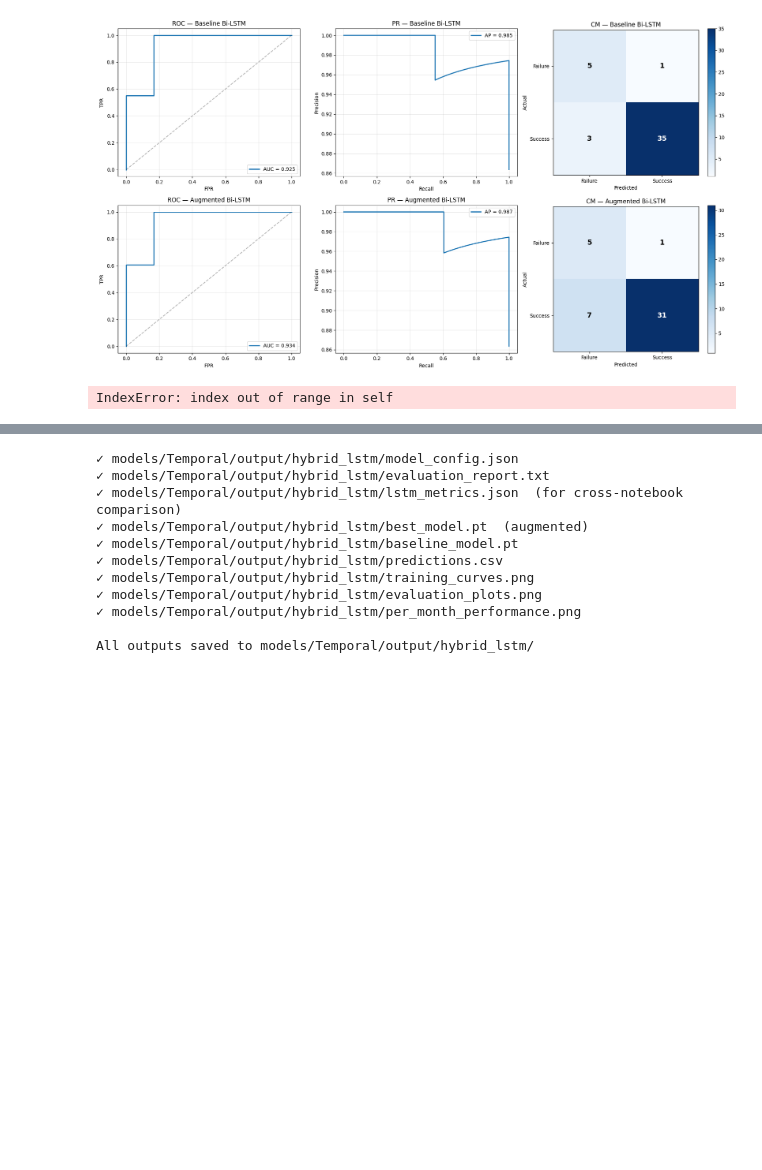
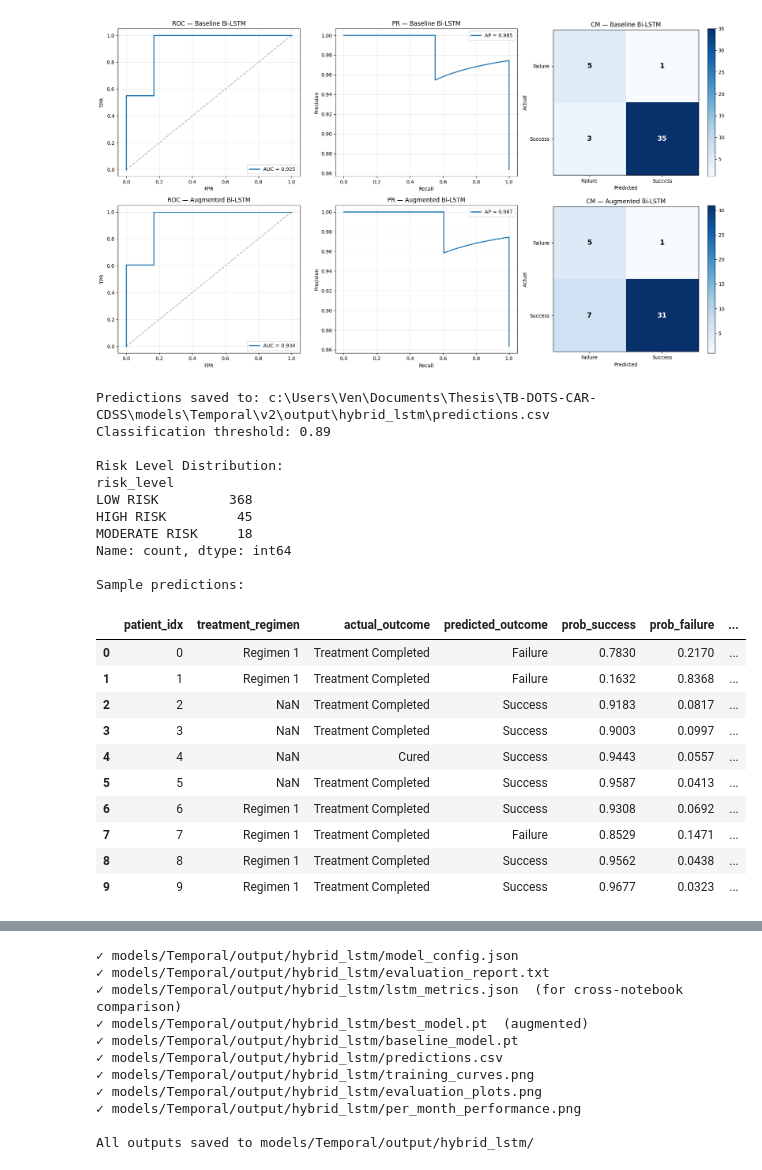
Before and after one commit to VladTemp27/TB-DOTS-CAR-CDSS, a Jupyter notebook: models/Temporal/v2/Hybrid_Bi-LSTM_temporal.ipynb, the cells around one changed output, grey strips where cells are left out. Cells and saved outputs as stored; diff of their text form; code cells hidden in the pictures; blank space fills up the shorter version.

```diff
--- a/models/Temporal/v2/Hybrid_Bi-LSTM_temporal.ipynb
+++ b/models/Temporal/v2/Hybrid_Bi-LSTM_temporal.ipynb
@@ -990,13 +990,17 @@ def generate_cdss_predictions(model, X_temporal_all, X_static_all, df,
                               up_to_month=12, threshold=0.5):
     """
     Generate per-patient CDSS predictions with confidence scores.
-    Uses data up to `up_to_month` (default: full M0–M12).
+    Uses data up to `up_to_month` (default: full M0-M12).
     Uses optimized threshold instead of default 0.5.
     """
     model.eval()
-    n = len(df)
+    n = int(X_temporal_all.shape[0])
+    if df is not None and len(df) != n:
+        # Avoid silent shape mismatches (this previously caused runtime errors).
+        print(f"Warning: df has {len(df)} rows but arrays have {n}; truncating df to first {n}.")
+        df = df.iloc[:n].copy()
 
-    # Prepare temporal data — zero-pad months beyond up_to_month
+    # Prepare temporal data - zero-pad months beyond up_to_month
     x_t = np.zeros_like(X_temporal_all)
     x_t[:, : up_to_month + 1, :] = X_temporal_all[:, : up_to_month + 1, :]
     seq_lens = np.full(n, up_to_month + 1, dtype=np.int64)
@@ -1026,41 +1030,60 @@ def generate_cdss_predictions(model, X_temporal_all, X_static_all, df,
             risk_level = "LOW RISK"
 
         # Most attended month (only among valid months)
         valid_attn = attn_weights[i, : up_to_month + 1]
         most_attended = int(np.argmax(valid_attn))
 
         results.append({
             "patient_idx": i,
             "treatment_regimen": df.iloc[i].get("treatment_regimen", "N/A"),
             "actual_outcome": df.iloc[i]["outcome"],
             "predicted_outcome": predicted_class,
             "prob_success": round(prob_success, 4),
             "prob_failure": round(prob_failure, 4),
             "confidence_pct": round(confidence, 2),
             "risk_level": risk_level,
-            "months_used": f"M0–M{up_to_month}",
+            "months_used": f"M0-M{up_to_month}",
             "most_attended_month": f"M{most_attended}",
         })
 
     return pd.DataFrame(results)
 
-# Generate predictions for all patients (full data)
-df = pd.read_csv(DATA_DIR / "combined_complete_dataset.csv")
-df.columns = [mu.pp.standardize_column_name(c) for c in df.columns]
+# Generate predictions using the same df/row order as model inputs
 predictions_df = generate_cdss_predictions(
     model, X_temporal, X_static, df,
     threshold=optimal_threshold,
  )
 predictions_df.to_csv(MODEL_DIR / "predictions.csv", index=False)
 
-print(f"Predictions saved to models/Temporal/output/hybrid_lstm/predictions.csv")
+print(f"Predictions saved to: {MODEL_DIR / 'predictions.csv'}")
 print(f"Classification threshold: {optimal_threshold:.2f}")
-print(f"\nRisk Level Distribution:")
+print("\nRisk Level Distribution:")
 print(predictions_df["risk_level"].value_counts())
-print(f"\nSample predictions:")
+print("\nSample predictions:")
 predictions_df.head(10)
 # %% [output]
-IndexError: index out of range in self
+Predictions saved to: c:\Users\Ven\Documents\Thesis\TB-DOTS-CAR-CDSS\models\Temporal\v2\output\hybrid_lstm\predictions.csv
+Classification threshold: 0.89
+
+Risk Level Distribution:
+risk_level
+LOW RISK         368
+HIGH RISK         45
+MODERATE RISK     18
+Name: count, dtype: int64
+
+Sample predictions:
+|  | patient_idx | treatment_regimen | actual_outcome | predicted_outcome | prob_success | prob_failure | ... |
+| 0 | 0 | Regimen 1 | Treatment Completed | Failure | 0.7830 | 0.2170 | ... |
+| 1 | 1 | Regimen 1 | Treatment Completed | Failure | 0.1632 | 0.8368 | ... |
+| 2 | 2 | NaN | Treatment Completed | Success | 0.9183 | 0.0817 | ... |
+| 3 | 3 | NaN | Treatment Completed | Success | 0.9003 | 0.0997 | ... |
+| 4 | 4 | NaN | Cured | Success | 0.9443 | 0.0557 | ... |
+| 5 | 5 | NaN | Treatment Completed | Success | 0.9587 | 0.0413 | ... |
+| 6 | 6 | Regimen 1 | Treatment Completed | Success | 0.9308 | 0.0692 | ... |
+| 7 | 7 | Regimen 1 | Treatment Completed | Failure | 0.8529 | 0.1471 | ... |
+| 8 | 8 | Regimen 1 | Treatment Completed | Success | 0.9562 | 0.0438 | ... |
+| 9 | 9 | Regimen 1 | Treatment Completed | Success | 0.9677 | 0.0323 | ... |
 # %%
 def predict_at_month(model, x_temporal_single, x_static_single,
                      up_to_month, threshold=0.5):
```
Also changed, not shown: parts of 3 cells of this notebook, 8 other files.
